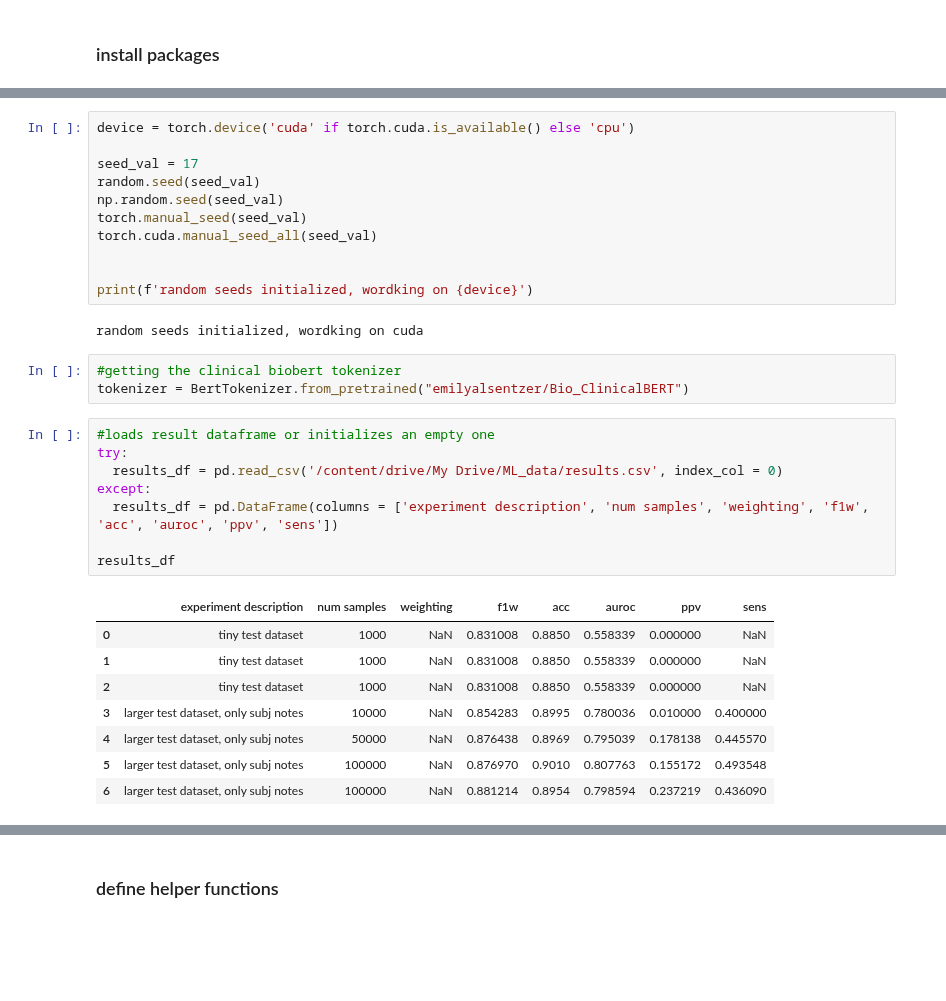
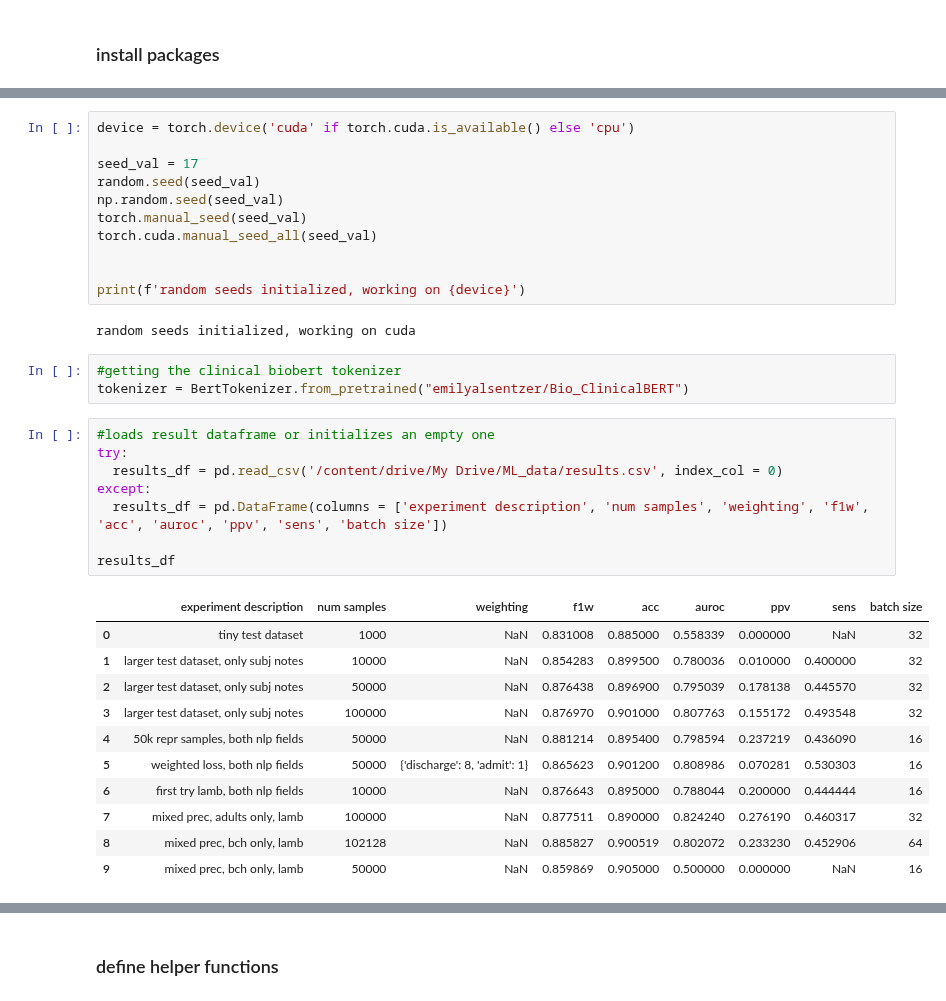
Before and after one commit to Jaskolk/ed-triage, a Jupyter notebook: clinical_bio_BERT_sentiment.ipynb, the cells around one changed output, grey strips where cells are left out. Drawn from its saved outputs; the diff is of its cells as text; blank space fills up the shorter version.

```diff
--- a/clinical_bio_BERT_sentiment.ipynb
+++ b/clinical_bio_BERT_sentiment.ipynb
@@ -61,26 +105,29 @@ torch.manual_seed(seed_val)
 torch.cuda.manual_seed_all(seed_val)
 
 
-print(f'random seeds initialized, wordking on {device}')
+print(f'random seeds initialized, working on {device}')
 # %% [output]
-random seeds initialized, wordking on cuda
+random seeds initialized, working on cuda
 # %%
 #getting the clinical biobert tokenizer
 tokenizer = BertTokenizer.from_pretrained("emilyalsentzer/Bio_ClinicalBERT")
 # %%
 #loads result dataframe or initializes an empty one
 try:
   results_df = pd.read_csv('/content/drive/My Drive/ML_data/results.csv', index_col = 0)
 except:
-  results_df = pd.DataFrame(columns = ['experiment description', 'num samples', 'weighting', 'f1w', 'acc', 'auroc', 'ppv', 'sens'])
+  results_df = pd.DataFrame(columns = ['experiment description', 'num samples', 'weighting', 'f1w', 'acc', 'auroc', 'ppv', 'sens', 'batch size'])
 
 results_df
 # %% [output]
-|  | experiment description | num samples | weighting | f1w | acc | auroc | ppv | sens |
-| 0 | tiny test dataset | 1000 | NaN | 0.831008 | 0.8850 | 0.558339 | 0.000000 | NaN |
-| 1 | tiny test dataset | 1000 | NaN | 0.831008 | 0.8850 | 0.558339 | 0.000000 | NaN |
-| 2 | tiny test dataset | 1000 | NaN | 0.831008 | 0.8850 | 0.558339 | 0.000000 | NaN |
-| 3 | larger test dataset, only subj notes | 10000 | NaN | 0.854283 | 0.8995 | 0.780036 | 0.010000 | 0.400000 |
-| 4 | larger test dataset, only subj notes | 50000 | NaN | 0.876438 | 0.8969 | 0.795039 | 0.178138 | 0.445570 |
-| 5 | larger test dataset, only subj notes | 100000 | NaN | 0.876970 | 0.9010 | 0.807763 | 0.155172 | 0.493548 |
-| 6 | larger test dataset, only subj notes | 100000 | NaN | 0.881214 | 0.8954 | 0.798594 | 0.237219 | 0.436090 |
+|  | experiment description | num samples | weighting | f1w | acc | auroc | ppv | sens | batch size |
+| 0 | tiny test dataset | 1000 | NaN | 0.831008 | 0.885000 | 0.558339 | 0.000000 | NaN | 32 |
+| 1 | larger test dataset, only subj notes | 10000 | NaN | 0.854283 | 0.899500 | 0.780036 | 0.010000 | 0.400000 | 32 |
+| 2 | larger test dataset, only subj notes | 50000 | NaN | 0.876438 | 0.896900 | 0.795039 | 0.178138 | 0.445570 | 32 |
+| 3 | larger test dataset, only subj notes | 100000 | NaN | 0.876970 | 0.901000 | 0.807763 | 0.155172 | 0.493548 | 32 |
+| 4 | 50k repr samples, both nlp fields | 50000 | NaN | 0.881214 | 0.895400 | 0.798594 | 0.237219 | 0.436090 | 16 |
+| 5 | weighted loss, both nlp fields | 50000 | {'discharge': 8, 'admit': 1} | 0.865623 | 0.901200 | 0.808986 | 0.070281 | 0.530303 | 16 |
+| 6 | first try lamb, both nlp fields | 10000 | NaN | 0.876643 | 0.895000 | 0.788044 | 0.200000 | 0.444444 | 16 |
+| 7 | mixed prec, adults only, lamb | 100000 | NaN | 0.877511 | 0.890000 | 0.824240 | 0.276190 | 0.460317 | 32 |
+| 8 | mixed prec, bch only, lamb | 102128 | NaN | 0.885827 | 0.900519 | 0.802072 | 0.233230 | 0.452906 | 64 |
+| 9 | mixed prec, bch only, lamb | 50000 | NaN | 0.859869 | 0.905000 | 0.500000 | 0.000000 | NaN | 16 |
```
Also changed, not shown: parts of 275 cells of this notebook, 2 other files.
